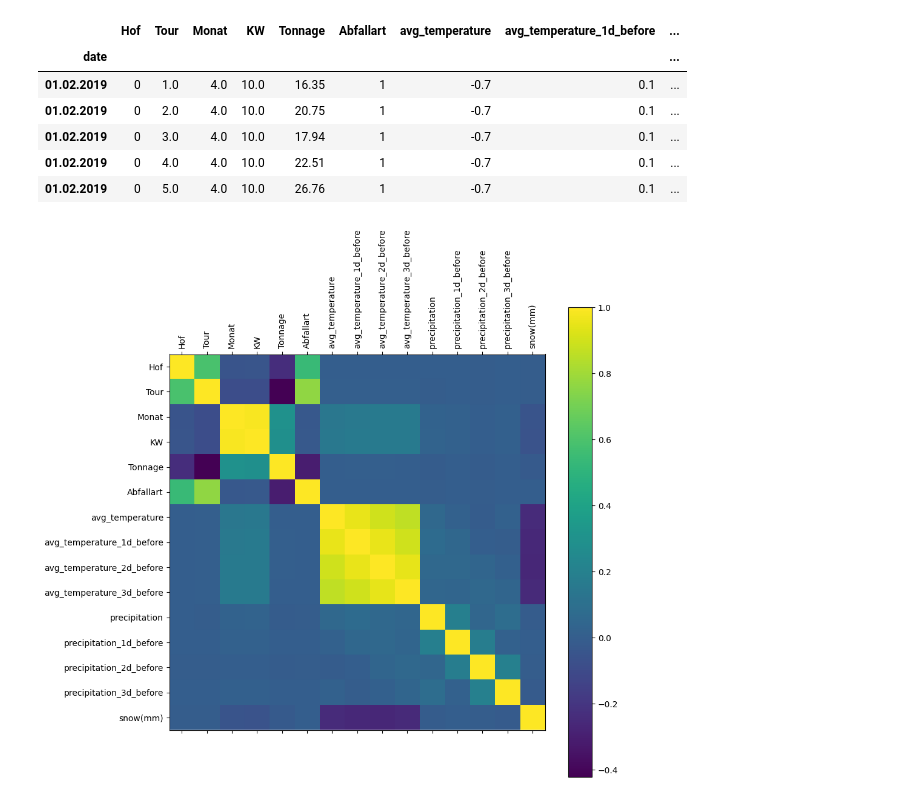
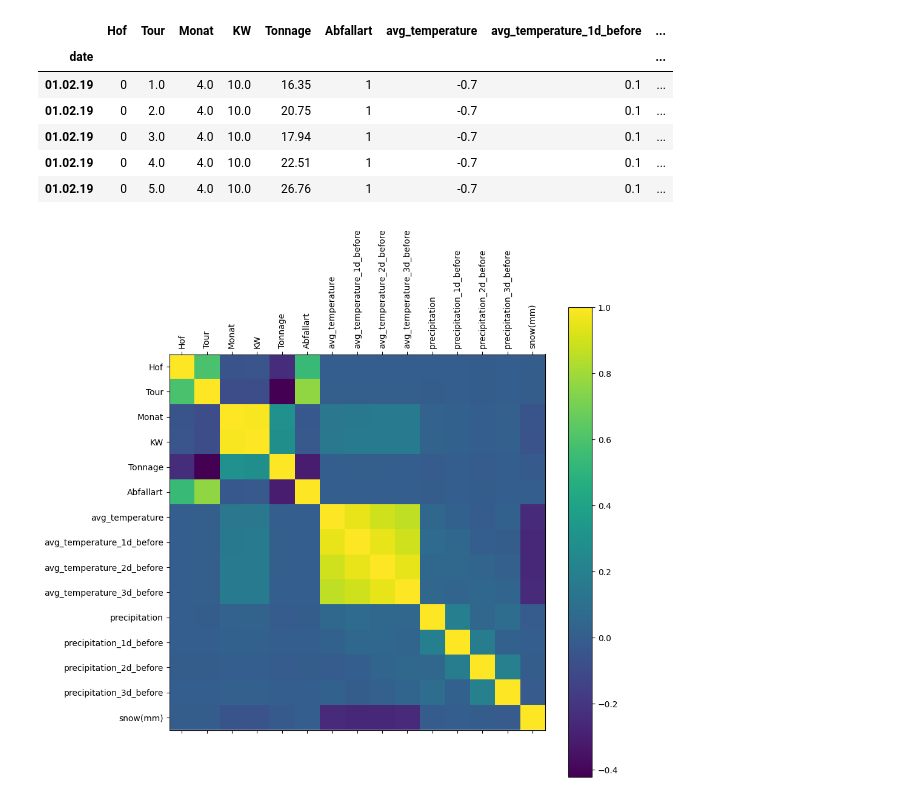
Before and after one commit to FlyingBaum/trash-ml, a Jupyter notebook: notebooks/weather-data.ipynb, the cells around one changed output. Drawn from its saved outputs; the diff is of its cells as text; code cells hidden in the pictures.

```diff
--- a/notebooks/weather-data.ipynb
+++ b/notebooks/weather-data.ipynb
@@ -17,13 +17,13 @@ weather_data = weather_data.fetch()
 # Drop unnecessary columns, reset index and rename.
 weather_data = weather_data.reset_index()
 weather_data = weather_data.drop(columns=['tmin', 'tmax', 'wdir', 'wspd', 'pres', 'wpgt', 'tsun'])
-weather_data = weather_data.rename(columns={'time': 'date', 'tavg': 'avg_temperature', 'prcp': 'precipitation', 'snow': 'snow(mm)'})
+weather_data = weather_data.rename(columns={'time': 'Date', 'tavg': 'avg_temperature', 'prcp': 'precipitation', 'snow': 'snow(mm)'})
 
-# Convert the date from "YYYY-MM-DD" to "DD.MM.YYYY" in the data frame.
-weather_data['date'] = weather_data['date'].dt.strftime('%d.%m.%Y')
+# Convert the date from "YYYY-MM-DD" to "DD.MM.YY" in the data frame.
+weather_data['Date'] = weather_data['Date'].dt.strftime('%d.%m.%y')
 
 # Set the date as the index.
-weather_data = weather_data.set_index('date')
+weather_data = weather_data.set_index('Date')
 
 # Create three new columns for precipitation.
 weather_data['precipitation_1d_before'] = weather_data['precipitation'].shift(1)
@@ -70,7 +70,7 @@ trash_data = trash_data.set_index('date')
 
 # Convert date from "DD.MM.YY" to "DD.MM.YYYY".
 trash_data.index = pd.to_datetime(trash_data.index, format='%d.%m.%y')
-trash_data.index = trash_data.index.strftime('%d.%m.%Y')
+trash_data.index = trash_data.index.strftime('%d.%m.%y')
 
 # Convert tonnage to numeric and replace commas with dots.
 trash_data['Tonnage'] = pd.to_numeric(trash_data['Tonnage'].str.replace(',', '.'))
@@ -80,38 +80,38 @@ trash_data = trash_data.dropna(how='all')
 
 # Drop columns.
 trash_data = trash_data.drop(columns=['Jahr', 'Schicht'])
 
 # Hof and Abfallart values are string words, change them to numbers for easier processing. Do not use a map.
 trash_data['Hof'] = pd.Categorical(trash_data['Hof'])
 trash_data['Hof'] = trash_data['Hof'].cat.codes
 
 trash_data['Abfallart'] = pd.Categorical(trash_data['Abfallart'])
 trash_data['Abfallart'] = trash_data['Abfallart'].cat.codes
 
 # Sum up ONLY the tonnage for each day, Hof and tour. Do not sum up other columns except for tonnage.
 trash_data = trash_data.groupby(['date', 'Hof', 'Tour']).sum()
 
 # Reset index.
 trash_data = trash_data.reset_index()
 
 # Set date as the index.
 trash_data = trash_data.set_index('date')
 
 # Add weather data columns to trash data horizontally.
 weather_trash_data = trash_data.join(weather_data)
 
 # Export the frame to a csv file for later processing.
 weather_trash_data.to_csv('../data/weather-trash.csv')
 
 weather_trash_data.head()
 # %% [output]
 |  | Hof | Tour | Monat | KW | Tonnage | Abfallart | avg_temperature | avg_temperature_1d_before | ... |
 | date |  |  |  |  |  |  |  |  | ... |
-| 01.02.2019 | 0 | 1.0 | 4.0 | 10.0 | 16.35 | 1 | -0.7 | 0.1 | ... |
-| 01.02.2019 | 0 | 2.0 | 4.0 | 10.0 | 20.75 | 1 | -0.7 | 0.1 | ... |
-| 01.02.2019 | 0 | 3.0 | 4.0 | 10.0 | 17.94 | 1 | -0.7 | 0.1 | ... |
-| 01.02.2019 | 0 | 4.0 | 4.0 | 10.0 | 22.51 | 1 | -0.7 | 0.1 | ... |
-| 01.02.2019 | 0 | 5.0 | 4.0 | 10.0 | 26.76 | 1 | -0.7 | 0.1 | ... |
+| 01.02.19 | 0 | 1.0 | 4.0 | 10.0 | 16.35 | 1 | -0.7 | 0.1 | ... |
+| 01.02.19 | 0 | 2.0 | 4.0 | 10.0 | 20.75 | 1 | -0.7 | 0.1 | ... |
+| 01.02.19 | 0 | 3.0 | 4.0 | 10.0 | 17.94 | 1 | -0.7 | 0.1 | ... |
+| 01.02.19 | 0 | 4.0 | 4.0 | 10.0 | 22.51 | 1 | -0.7 | 0.1 | ... |
+| 01.02.19 | 0 | 5.0 | 4.0 | 10.0 | 26.76 | 1 | -0.7 | 0.1 | ... |
 # %%
 # Calculate the correlation matrix.
 correlation_matrix = weather_trash_data.corr()
```
Also changed, not shown: parts of 2 cells of this notebook, 2 other files.
